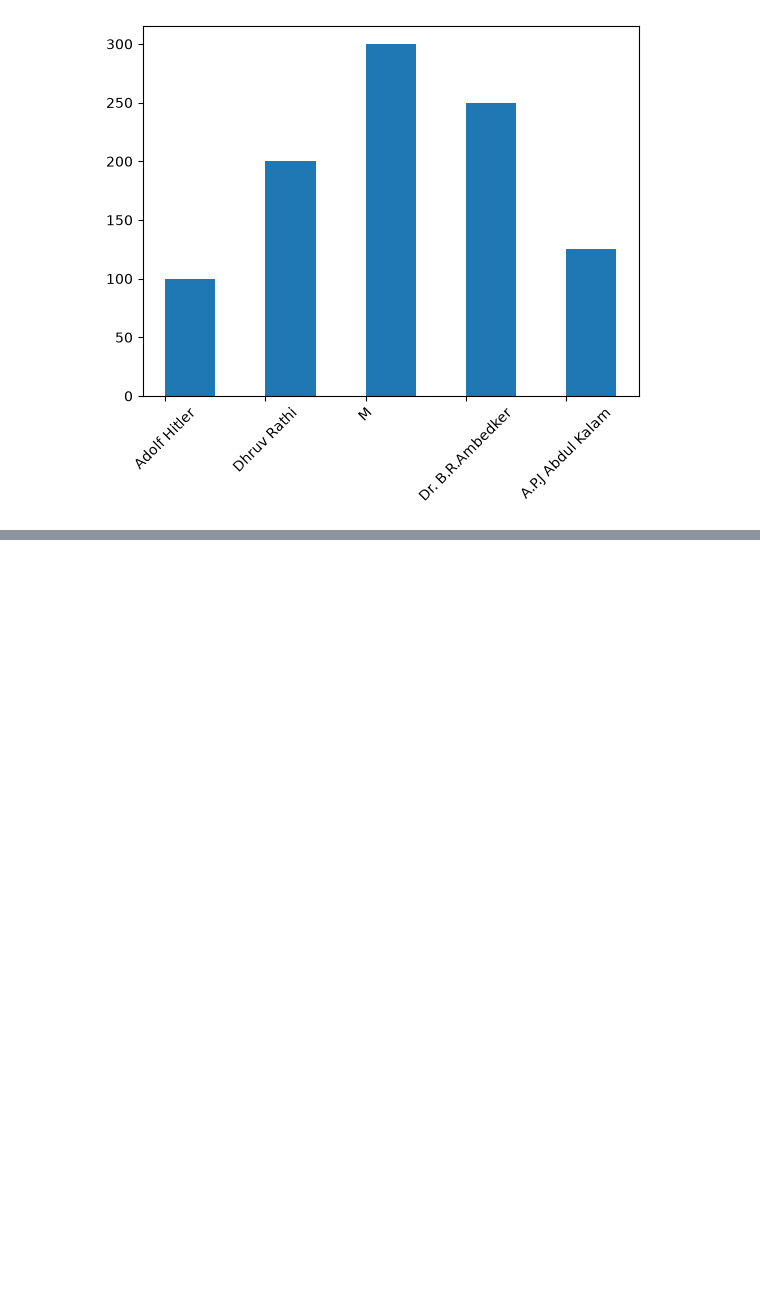
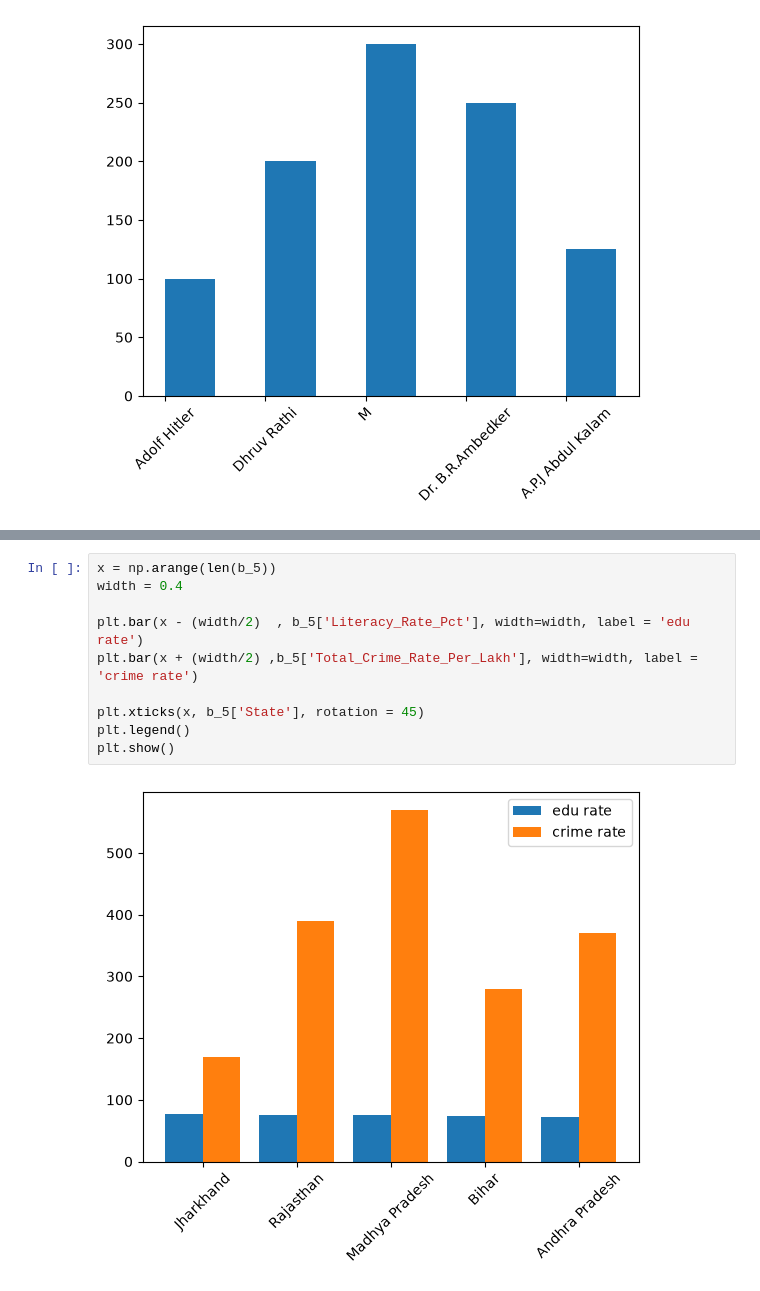
Before and after one commit to Anuragpathak08/Data-analysis-m3, a Jupyter notebook: tut06_matplotlib/tut004.ipynb, the cells around one changed output, grey strips where cells are left out. Drawn from its saved outputs; the diff is of its cells as text; blank space fills up the shorter version.

```diff
--- a/tut06_matplotlib/tut004.ipynb
+++ b/tut06_matplotlib/tut004.ipynb
@@ -13,0 +68,12 @@ plt.show()
+# %%
+x = np.arange(len(b_5))
+width = 0.4
+
+plt.bar(x - (width/2)  , b_5['Literacy_Rate_Pct'], width=width, label = 'edu rate')
+plt.bar(x + (width/2) ,b_5['Total_Crime_Rate_Per_Lakh'], width=width, label = 'crime rate')
+
+plt.xticks(x, b_5['State'], rotation = 45)
+plt.legend()
+plt.show()
+# %% [output]
+[figure, added]
```
Also changed, not shown: parts of 3 cells of this notebook.
